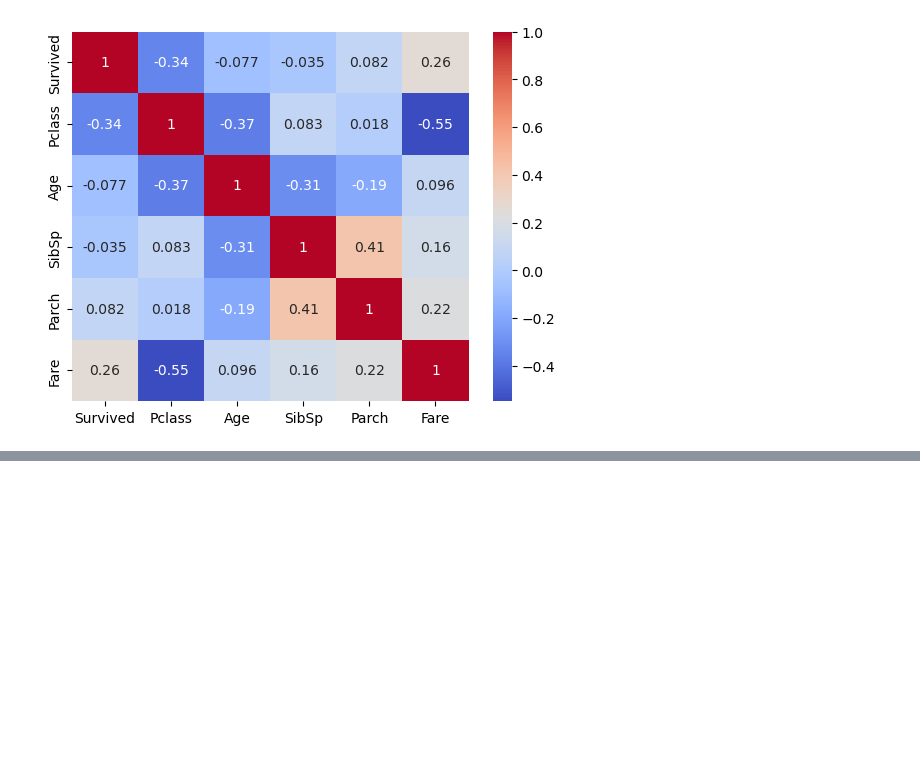
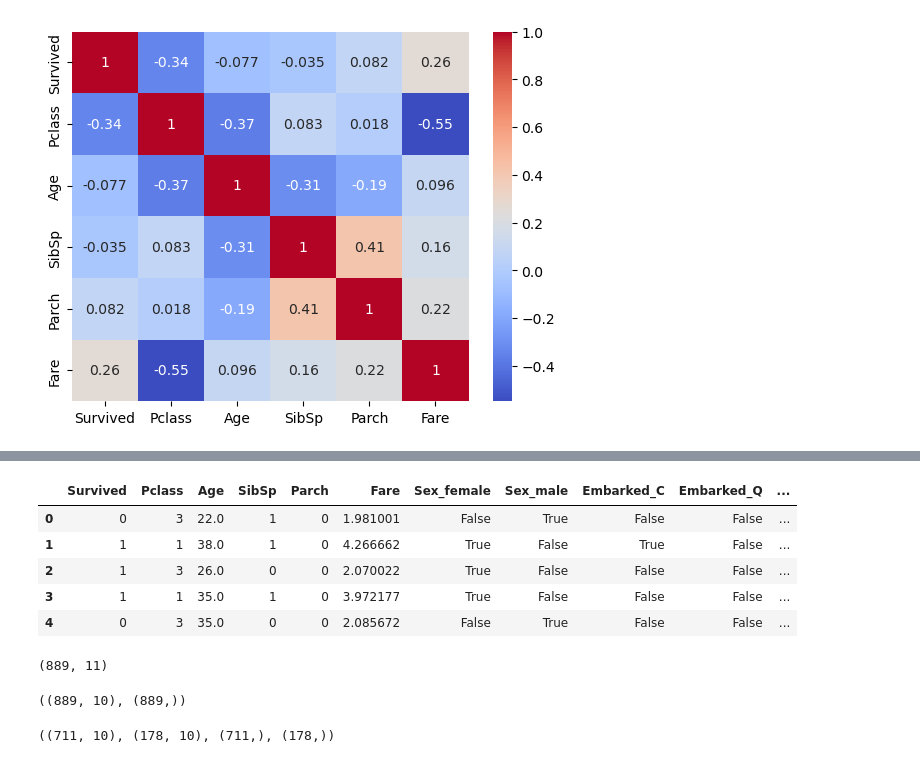
Before and after one commit to ksalung/python, a Jupyter notebook: FeatureEgineering.ipynb, the cells around one changed output, grey strips where cells are left out. Saved outputs shown, nothing was run; the diff lists cells and outputs as text; code cells hidden in the pictures; blank space fills up the shorter version.

```diff
--- a/FeatureEgineering.ipynb
+++ b/FeatureEgineering.ipynb
@@ -70,0 +113,9 @@ sns.heatmap(df.corr(numeric_only=True), annot=True, cmap='coolwarm')
+# %%
+pd.get_dummies(df).head()
+# %% [output]
+|  | Survived | Pclass | Age | SibSp | Parch | Fare | Sex_female | Sex_male | Embarked_C | Embarked_Q | ... |
+| 0 | 0 | 3 | 22.0 | 1 | 0 | 1.981001 | False | True | False | False | ... |
+| 1 | 1 | 1 | 38.0 | 1 | 0 | 4.266662 | True | False | True | False | ... |
+| 2 | 1 | 3 | 26.0 | 0 | 0 | 2.070022 | True | False | False | False | ... |
+| 3 | 1 | 1 | 35.0 | 1 | 0 | 3.972177 | True | False | False | False | ... |
+| 4 | 0 | 3 | 35.0 | 0 | 0 | 2.085672 | False | True | False | False | ... |
@@ -70,0 +125,17 @@ sns.heatmap(df.corr(numeric_only=True), annot=True, cmap='coolwarm')
+# %%
+df.shape
+# %% [output]
+(889, 11)
+# %%
+y= df['Survived'].values
+x = df.drop('Survived',axis=1).values
+x.shape, y.shape
+# %% [output]
+((889, 10), (889,))
+# %%
+from sklearn.model_selection import train_test_split
+
+x_train, x_test, y_train, y_test = train_test_split(x, y, test_size=0.2, random_state=0)
+x_train.shape, x_test.shape, y_train.shape, y_test.shape
+# %% [output]
+((711, 10), (178, 10), (711,), (178,))
```
Also changed, not shown: parts of 9 cells of this notebook.
